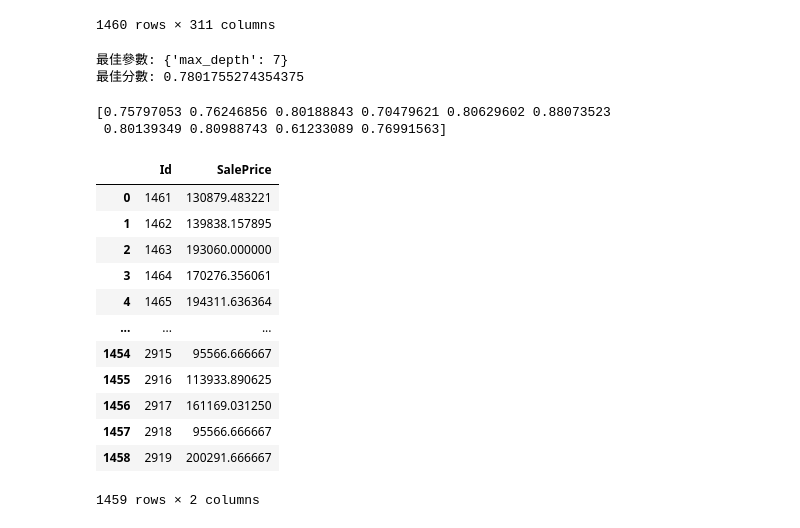
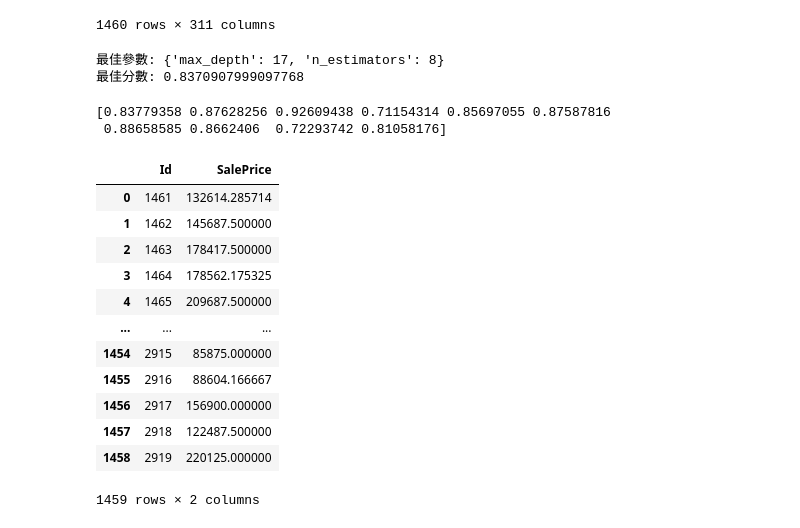
Before and after one commit to pkwbim/ai-learning, a Jupyter notebook: HousePrices_AdvancedRegressionTechniques.ipynb, the cells around one changed output. Cells and saved outputs as stored; diff of their text form; code cells hidden in the pictures.

```diff
--- a/HousePrices_AdvancedRegressionTechniques.ipynb
+++ b/HousePrices_AdvancedRegressionTechniques.ipynb
@@ -72,7 +72,10 @@ datas
 | 1458 | 60 | RL | 74.0 | 9627 | Pave | NaN | Reg | Lvl | AllPub | ... |
 2919 rows × 79 columns
 # %%
-# 做 one-hot
-datas = pd.get_dummies(datas, columns=["MSSubClass",'MSZoning','Street','Alley','LotShape','LandContour','Utilities','LotConfig','LandSlope','Neighborhood','Condition1','Condition2','BldgType','HouseStyle','OverallCond','RoofStyle','RoofMatl','Exterior1st','Exterior2nd','MasVnrType','ExterQual','ExterCond','Foundation','BsmtQual','BsmtCond','BsmtExposure','BsmtFinType1','BsmtFinType2','Heating','HeatingQC','CentralAir','Electrical','KitchenQual','Functional','FireplaceQu','GarageType','GarageFinish','GarageQual','GarageCond','PavedDrive','PoolQC','Fence','MiscFeature','SaleType','SaleCondition'])
+# 補型態的缺
+type_fields = ["MSSubClass",'MSZoning','Street','Alley','LotShape','LandContour','Utilities','LotConfig','LandSlope','Neighborhood','Condition1','Condition2','BldgType','HouseStyle','OverallCond','RoofStyle','RoofMatl','Exterior1st','Exterior2nd','MasVnrType','ExterQual','ExterCond','Foundation','BsmtQual','BsmtCond','BsmtExposure','BsmtFinType1','BsmtFinType2','Heating','HeatingQC','CentralAir','Electrical','KitchenQual','Functional','FireplaceQu','GarageType','GarageFinish','GarageQual','GarageCond','PavedDrive','PoolQC','Fence','MiscFeature','SaleType','SaleCondition']
+for field in type_fields:
+  most = datas[field].value_counts().idxmax()
+  datas[field] = datas[field].fillna(most)
 datas
 # %% [output]
@@ -91,0 +95,4 @@ datas
+# %%
+# 做 one-hot
+datas = pd.get_dummies(datas, columns=type_fields)
+datas
@@ -148,43 +167,49 @@ import numpy as np
 # %%
-regr = DecisionTreeRegressor()  #clf = KNeighborsClassifier()
+rf = RandomForestRegressor(random_state = 0)
 params = {
-    "max_depth":range(5, 70)
+    "max_depth":range(5, 10),
+    'n_estimators': range(5, 10)
 }
-grid = GridSearchCV(regr, params, cv=10, n_jobs=4, scoring='r2')
+grid = GridSearchCV(rf, params, cv=10, n_jobs=-1, scoring='r2')
 grid.fit(x_train_scale, y_train)
 best2 = grid.best_estimator_
 
 print("最佳參數:", grid.best_params_)
 print("最佳分數:", grid.best_score_)
 # %% [output]
-最佳參數: {'max_depth': 7}
-最佳分數: 0.7801755274354375
+最佳參數: {'max_depth': 17, 'n_estimators': 8}
+最佳分數: 0.8370907999097768
 # %%
-regr = DecisionTreeRegressor(max_depth=grid.best_params_['max_depth'])
-c = cross_val_score(regr, x_train_scale, y_train, cv=10, scoring='r2')
+# Instantiate model with 1000 decision trees
+# 最佳參數: {'max_depth': 17, 'n_estimators': 8}
+rf = RandomForestRegressor(n_estimators = grid.best_params_['n_estimators'],
+                max_depth=grid.best_params_['max_depth']
+              )
+# Train the model on training data
+c = cross_val_score(rf, x_train_scale, y_train, cv=10, scoring='r2')
 print(c)
-regr.fit(x_train_scale, y_train)
-pre = regr.predict(x_test_scale)
+rf.fit(x_train_scale, y_train)
+pre = rf.predict(x_test_scale)
 pid = test_df["Id"]
 result = pd.DataFrame({
     "Id":pid,
     "SalePrice":pre
 })
 result.to_csv("result_dtr.csv", encoding="utf-8", index=False)
 result
 # %% [output]
-[0.75797053 0.76246856 0.80188843 0.70479621 0.80629602 0.88073523
- 0.80139349 0.80988743 0.61233089 0.76991563]
+[0.83779358 0.87628256 0.92609438 0.71154314 0.85697055 0.87587816
+ 0.88658585 0.8662406  0.72293742 0.81058176]
 |  | Id | SalePrice |
-| 0 | 1461 | 130879.483221 |
-| 1 | 1462 | 139838.157895 |
-| 2 | 1463 | 193060.000000 |
-| 3 | 1464 | 170276.356061 |
-| 4 | 1465 | 194311.636364 |
+| 0 | 1461 | 132614.285714 |
+| 1 | 1462 | 145687.500000 |
+| 2 | 1463 | 178417.500000 |
+| 3 | 1464 | 178562.175325 |
+| 4 | 1465 | 209687.500000 |
 | ... | ... | ... |
-| 1454 | 2915 | 95566.666667 |
-| 1455 | 2916 | 113933.890625 |
-| 1456 | 2917 | 161169.031250 |
-| 1457 | 2918 | 95566.666667 |
-| 1458 | 2919 | 200291.666667 |
+| 1454 | 2915 | 85875.000000 |
+| 1455 | 2916 | 88604.166667 |
+| 1456 | 2917 | 156900.000000 |
+| 1457 | 2918 | 122487.500000 |
+| 1458 | 2919 | 220125.000000 |
 1459 rows × 2 columns
```
Also changed, not shown: parts of 3 cells of this notebook.
